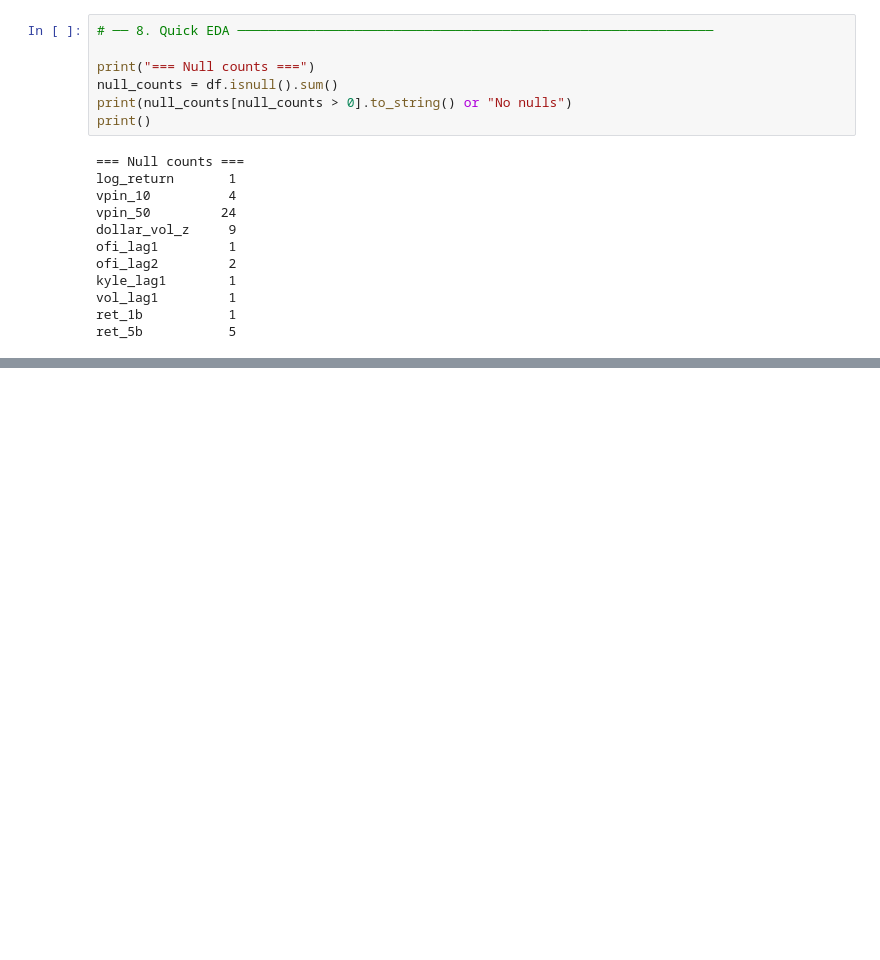
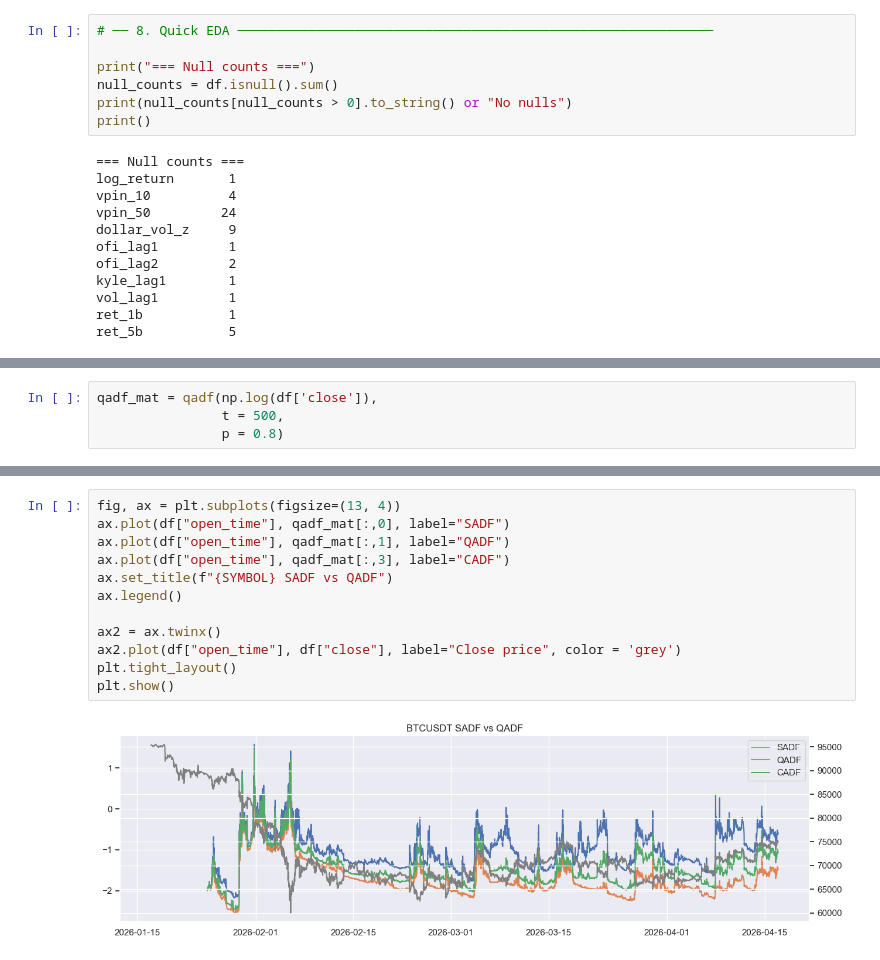
Before and after one commit to gabdejo/quant_binance, a Jupyter notebook: notebooks/build_dataset.ipynb, the cells around one changed output, grey strips where cells are left out. Cells and saved outputs as stored; diff of their text form; blank space fills up the shorter version.

```diff
--- a/notebooks/build_dataset.ipynb
+++ b/notebooks/build_dataset.ipynb
@@ -360,0 +401,4 @@ plt.show()
+# %%
+qadf_mat = qadf(np.log(df['close']),
+                t = 500,
+                p = 0.8)
@@ -360,0 +410,14 @@ plt.show()
+# %%
+fig, ax = plt.subplots(figsize=(13, 4))
+ax.plot(df["open_time"], qadf_mat[:,0], label="SADF")
+ax.plot(df["open_time"], qadf_mat[:,1], label="QADF")
+ax.plot(df["open_time"], qadf_mat[:,3], label="CADF")
+ax.set_title(f"{SYMBOL} SADF vs QADF")
+ax.legend()
+
+ax2 = ax.twinx()
+ax2.plot(df["open_time"], df["close"], label="Close price", color = 'grey')
+plt.tight_layout()
+plt.show()
+# %% [output]
+[figure, added]
```
Also changed, not shown: parts of 16 cells of this notebook, 2 other files.
